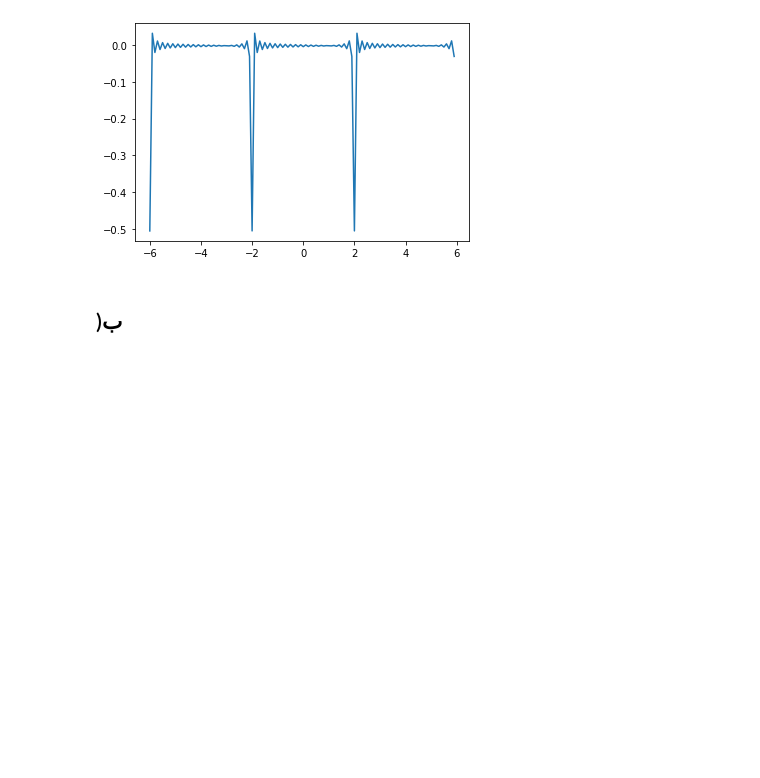
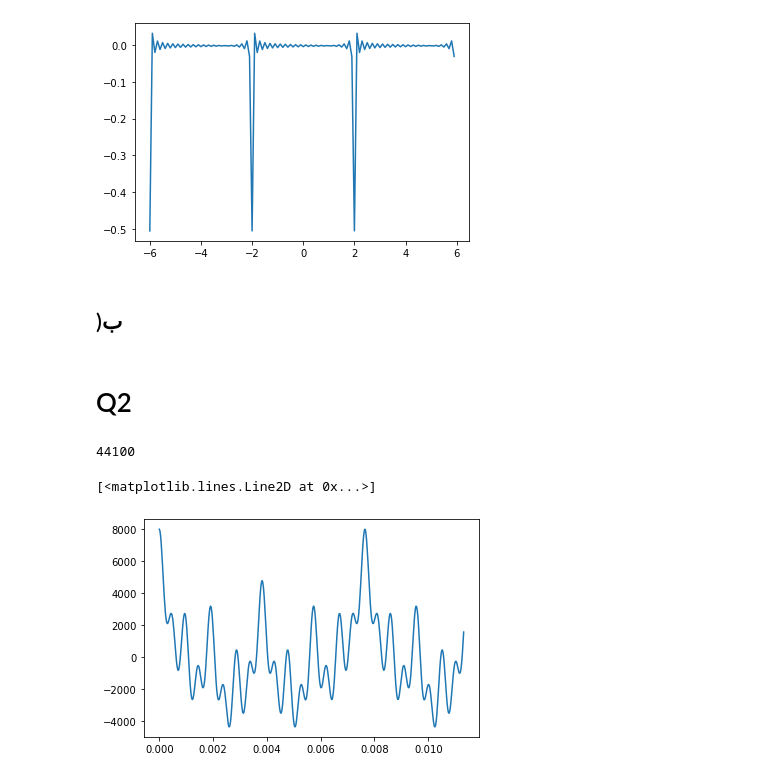
Before and after one commit to hoseinlook/signals_and_systems_hws, a Jupyter notebook: hw3/SS_HW3/hw3.ipynb, the cells around one changed output. Cells and saved outputs as stored; diff of their text form; code cells hidden in the pictures; blank space fills up the shorter version.

```diff
--- a/hw3/SS_HW3/hw3.ipynb
+++ b/hw3/SS_HW3/hw3.ipynb
@@ -178,3 +182,19 @@ print(list(k_list))
 [figure]
 # %% [markdown]
 ## )ب
+# %% [markdown]
+# Q2
+# %%
+y= scipy.io.wavfile.read("./sound.wav")
+y[0]
+# %% [output]
+44100
+# %%
+sample_rate_per_Sec = y[0]
+# T = 0.06116 s
+count= 500
+t=np.arange(0,10 ,step=1/sample_rate_per_Sec)
+plt.plot(t[:count],y[1][:count])
+# %% [output]
+[<matplotlib.lines.Line2D at 0x...>]
+[figure, added]
```
Also changed, not shown: parts of 10 cells of this notebook.
